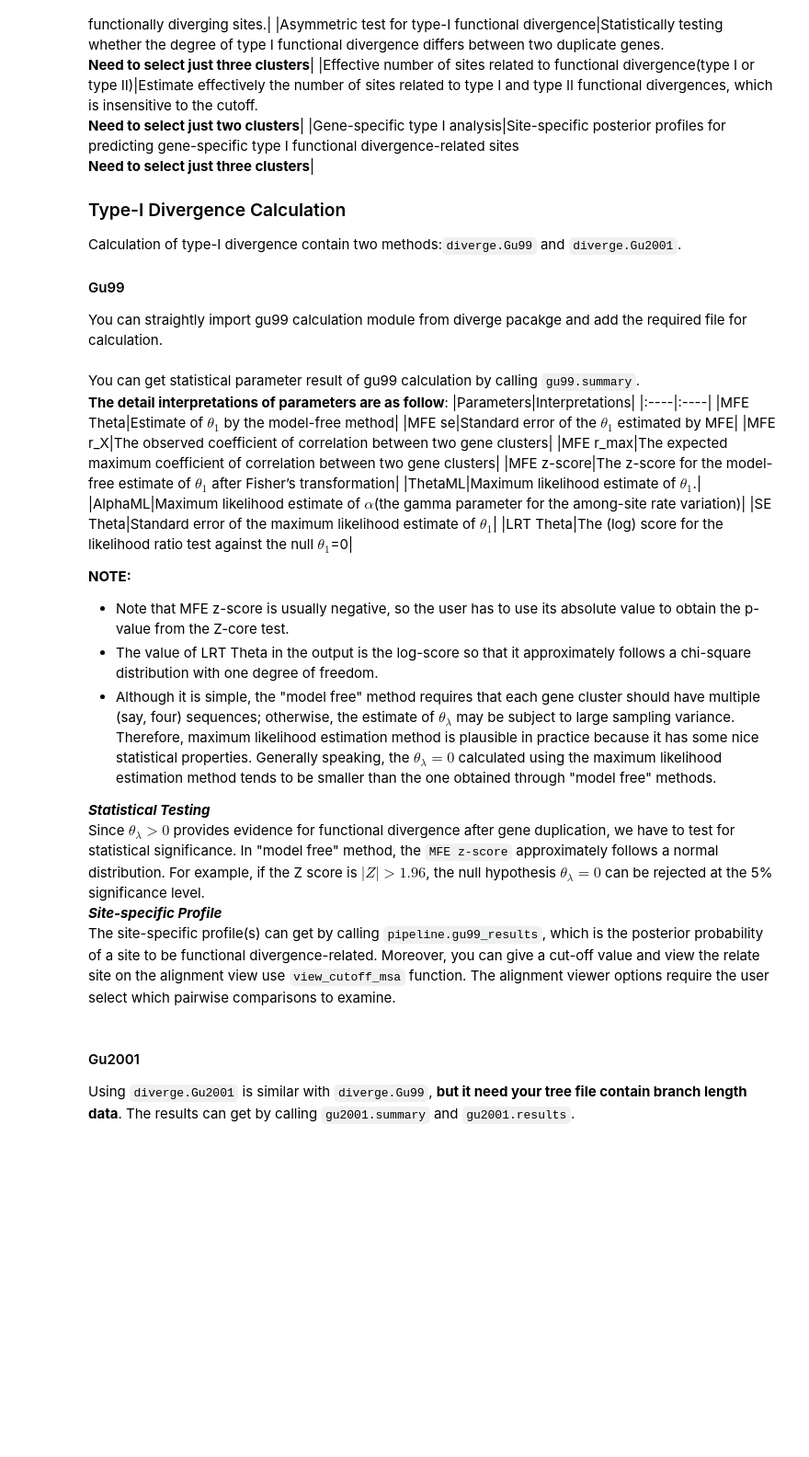
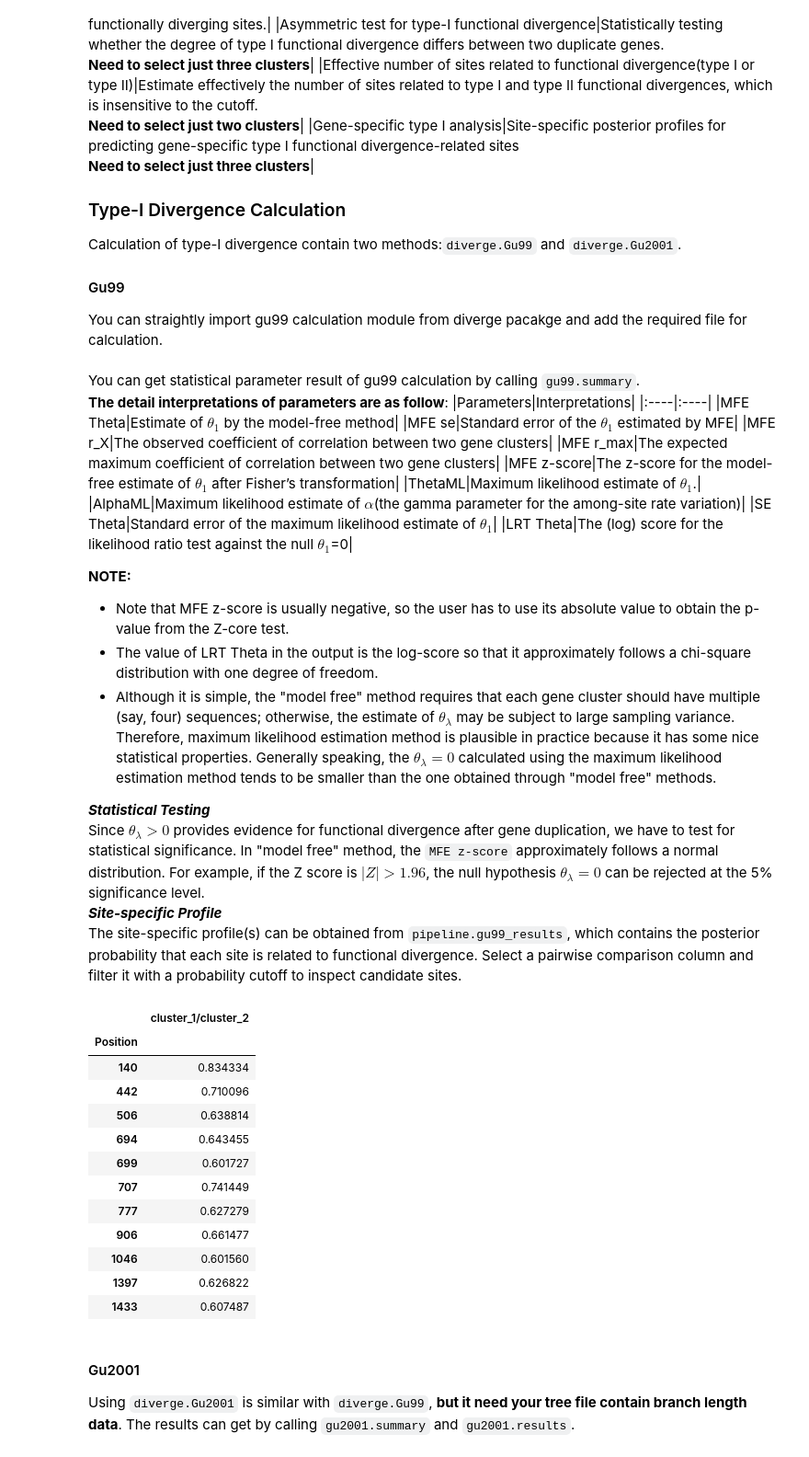
Before and after one commit to zjupgx/diverge4, a Jupyter notebook: Tutorial/Tutorial.ipynb, the cells around one changed output. Shown at 92% size. Cells and saved outputs as stored; diff of their text form; code cells hidden in the pictures; blank space fills up the shorter version.

```diff
--- a/Tutorial/Tutorial.ipynb
+++ b/Tutorial/Tutorial.ipynb
@@ -160,12 +160,24 @@ In "model free" method, the `MFE z-score` approximately follows a normal distrib
 <br>
 **_Site-specific Profile_**
 <br>
-The site-specific profile(s) can get by calling `pipeline.gu99_results`, which is the posterior probability of a site to be functional divergence-related. Moreover, you can give a cut-off value and view the relate site on the alignment view use `view_cutoff_msa` function. The alignment viewer options require the user select which pairwise comparisons to examine.
+The site-specific profile(s) can be obtained from `pipeline.gu99_results`, which contains the posterior probability that each site is related to functional divergence. Select a pairwise comparison column and filter it with a probability cutoff to inspect candidate sites.
 # %%
-from diverge.utils import view_cutoff_msa
 result = gu99.results
-# mv = view_cutoff_msa("./test_data/CASP.aln",result,colname="cl1/cl2",cutoff=0.6,show_grid=True,show_plot=False,save_plot=True,marker='v',aln_format='clustal')
-view_cutoff_msa("./test_data/CASP.aln",result,colname="cl1/cl2",cutoff=0.6,show_grid=True,show_plot=True,save_plot=False,marker='v',aln_format='clustal')
+result.loc[result["cluster_1/cluster_2"] >= 0.6, ["cluster_1/cluster_2"]]
+# %% [output]
+|  | cluster_1/cluster_2 |
+| Position |  |
+| 140 | 0.834334 |
+| 442 | 0.710096 |
+| 506 | 0.638814 |
+| 694 | 0.643455 |
+| 699 | 0.601727 |
+| 707 | 0.741449 |
+| 777 | 0.627279 |
+| 906 | 0.661477 |
+| 1046 | 0.601560 |
+| 1397 | 0.626822 |
+| 1433 | 0.607487 |
 # %% [markdown]
 #### Gu2001
 Using `diverge.Gu2001` is similar with `diverge.Gu99`, **but it need your tree file contain branch length data**.
```
Also changed, not shown: parts of 15 cells of this notebook, 15 other files.
